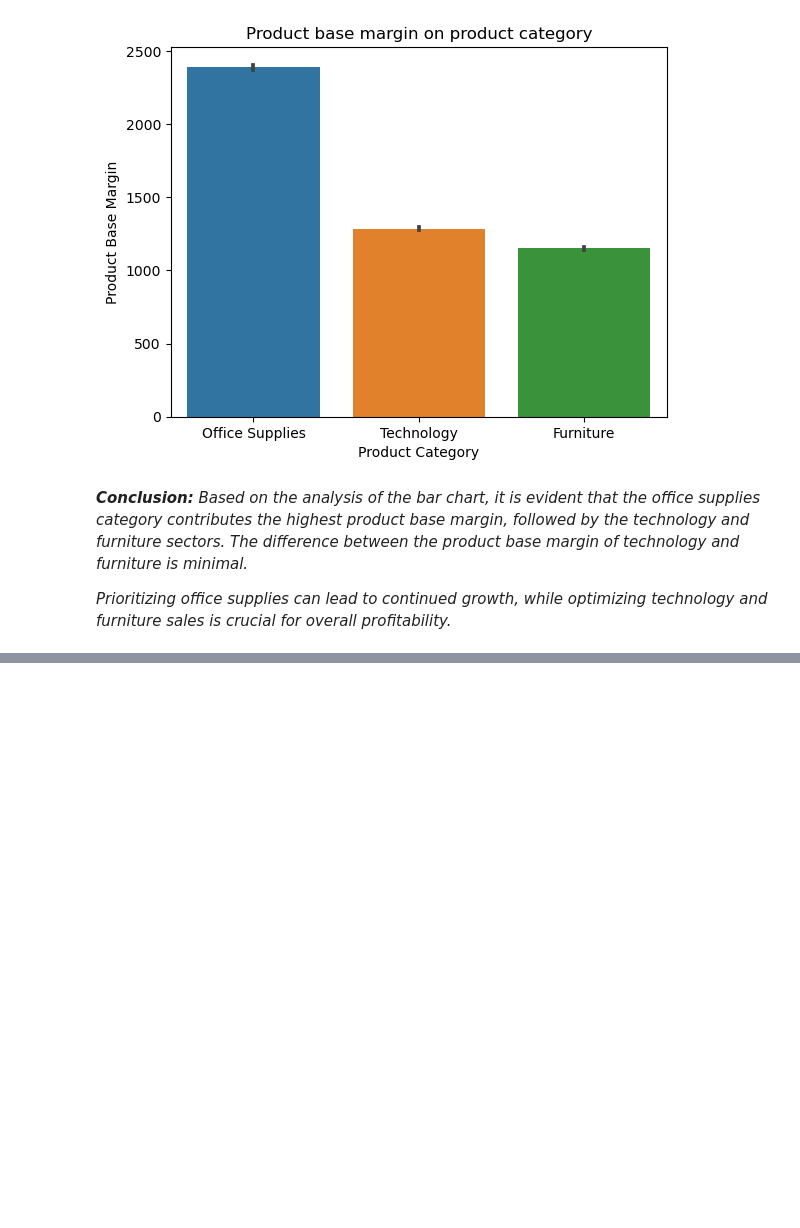
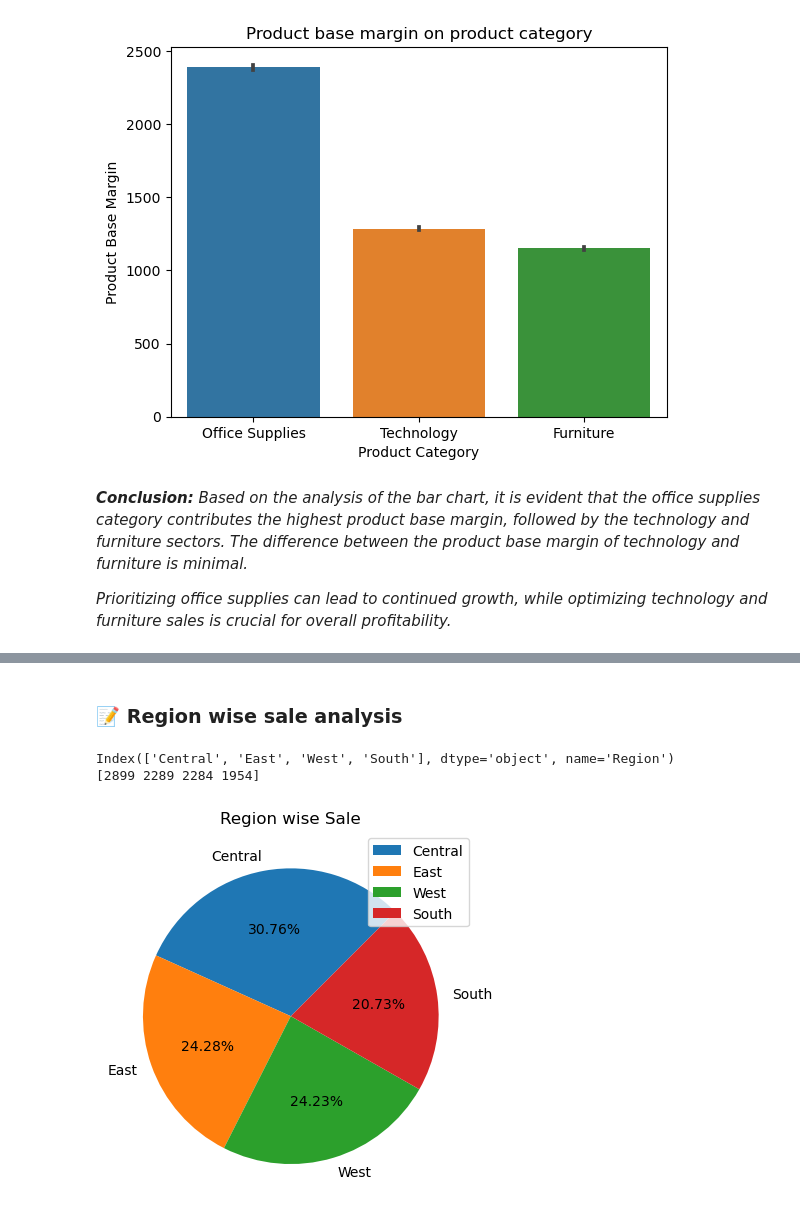
Before and after one commit to pritam-mazumder/Superstore-Dataset-Analysis, a Jupyter notebook: Superstore Dataset Analysis.ipynb, the cells around one changed output, grey strips where cells are left out. Drawn from its saved outputs; the diff is of its cells as text; code cells hidden in the pictures; blank space fills up the shorter version.

```diff
--- a/Superstore Dataset Analysis.ipynb
+++ b/Superstore Dataset Analysis.ipynb
@@ -356,0 +403,17 @@ plt.show()
+# %% [markdown]
+### **📝 Region wise sale analysis**
+# %%
+x = df['Region'].value_counts().index
+y = df['Region'].value_counts().values
+print(x)
+print(y)
+# %% [output]
+Index(['Central', 'East', 'West', 'South'], dtype='object', name='Region')
+[2899 2289 2284 1954]
+# %%
+plt.pie(y, labels=x, startangle=45, autopct="%0.2f%%")
+plt.legend(loc=1)
+plt.title("Region wise Sale")
+plt.show()
+# %% [output]
+[figure, added]
```
Also changed, not shown: parts of 10 cells of this notebook, 1 other file.
